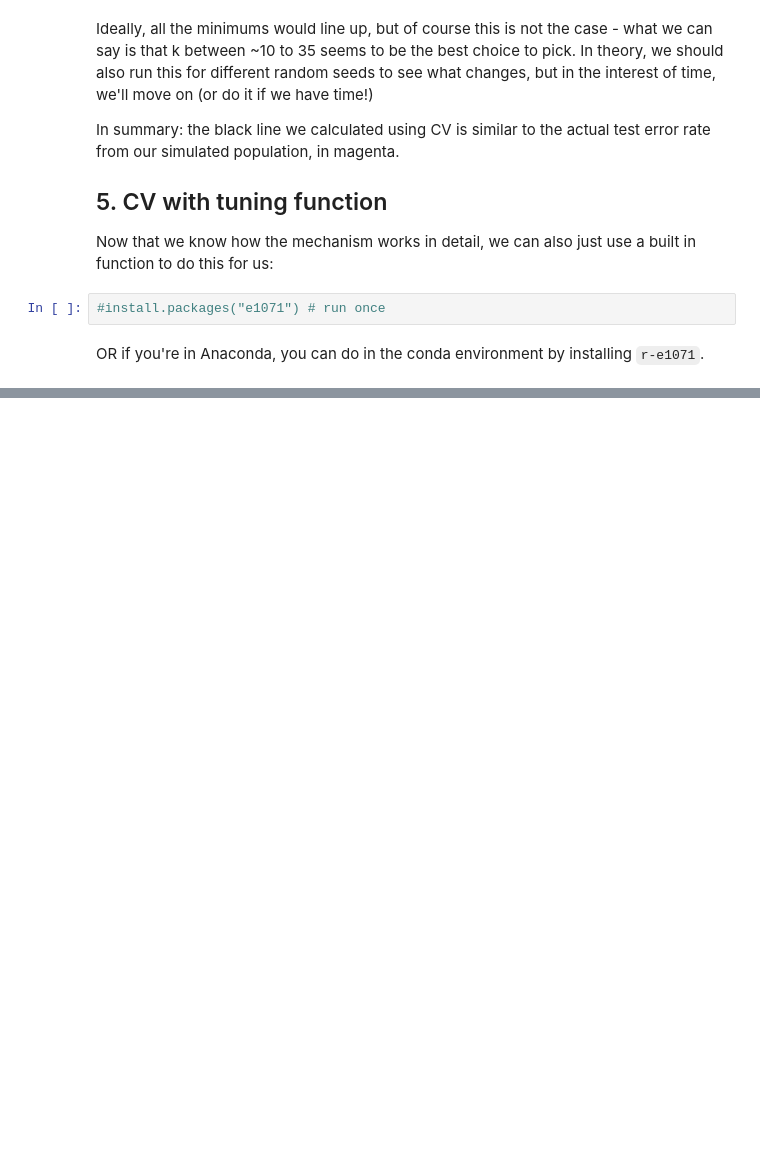
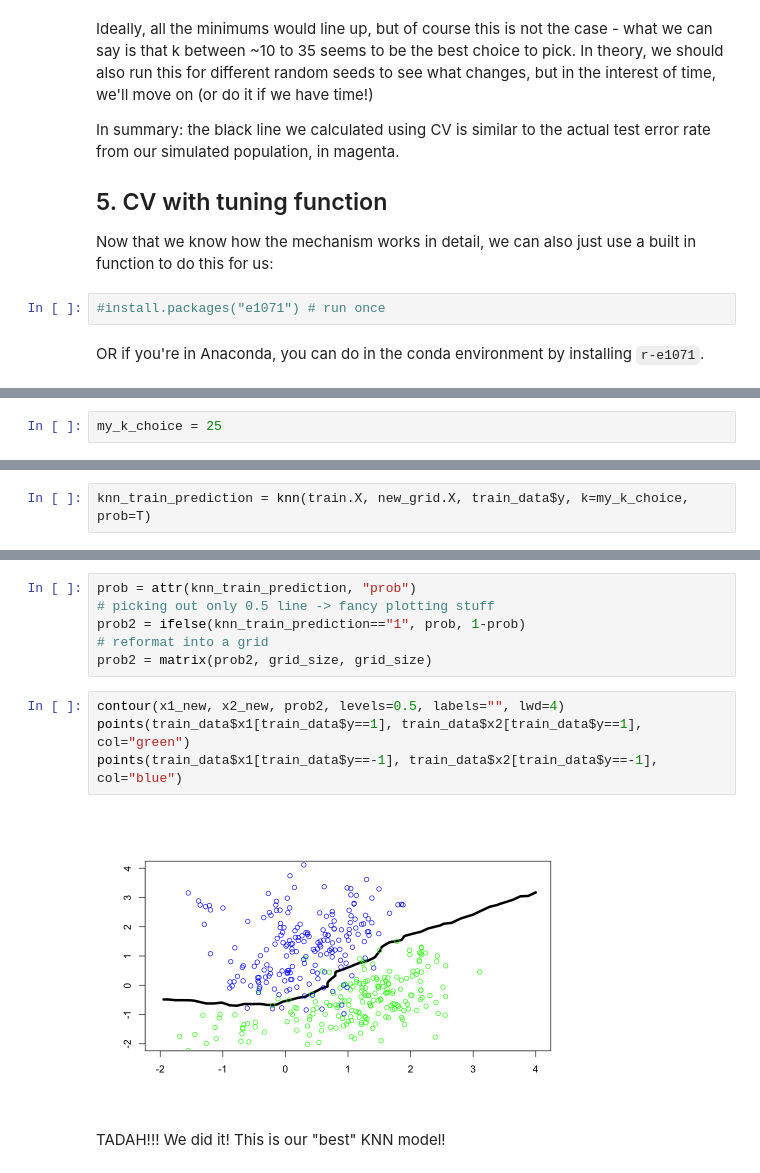
Before and after one commit to jnaiman/is542_spring2020, a Jupyter notebook: week15/prep_knn_to_CV_part1.ipynb, the cells around one changed output, grey strips where cells are left out. Saved outputs shown, nothing was run; the diff lists cells and outputs as text; blank space fills up the shorter version.

```diff
--- a/week15/prep_knn_to_CV_part1.ipynb
+++ b/week15/prep_knn_to_CV_part1.ipynb
@@ -514,0 +664,2 @@ OR if you're in Anaconda, you can do in the conda environment by installing `r-e
+# %%
+my_k_choice = 25
@@ -514,0 +668,2 @@ OR if you're in Anaconda, you can do in the conda environment by installing `r-e
+# %%
+knn_train_prediction = knn(train.X, new_grid.X, train_data$y, k=my_k_choice, prob=T)
@@ -514,0 +672,14 @@ OR if you're in Anaconda, you can do in the conda environment by installing `r-e
+# %%
+prob = attr(knn_train_prediction, "prob")
+# picking out only 0.5 line -> fancy plotting stuff
+prob2 = ifelse(knn_train_prediction=="1", prob, 1-prob)
+# reformat into a grid
+prob2 = matrix(prob2, grid_size, grid_size)
+# %%
+contour(x1_new, x2_new, prob2, levels=0.5, labels="", lwd=4)
+points(train_data$x1[train_data$y==1], train_data$x2[train_data$y==1], col="green")
+points(train_data$x1[train_data$y==-1], train_data$x2[train_data$y==-1], col="blue")
+# %% [output]
+[figure, added]
+# %% [markdown]
+TADAH!!! We did it!  This is our "best" KNN model!
```
Also changed, not shown: parts of 35 cells of this notebook, 2 other files.
